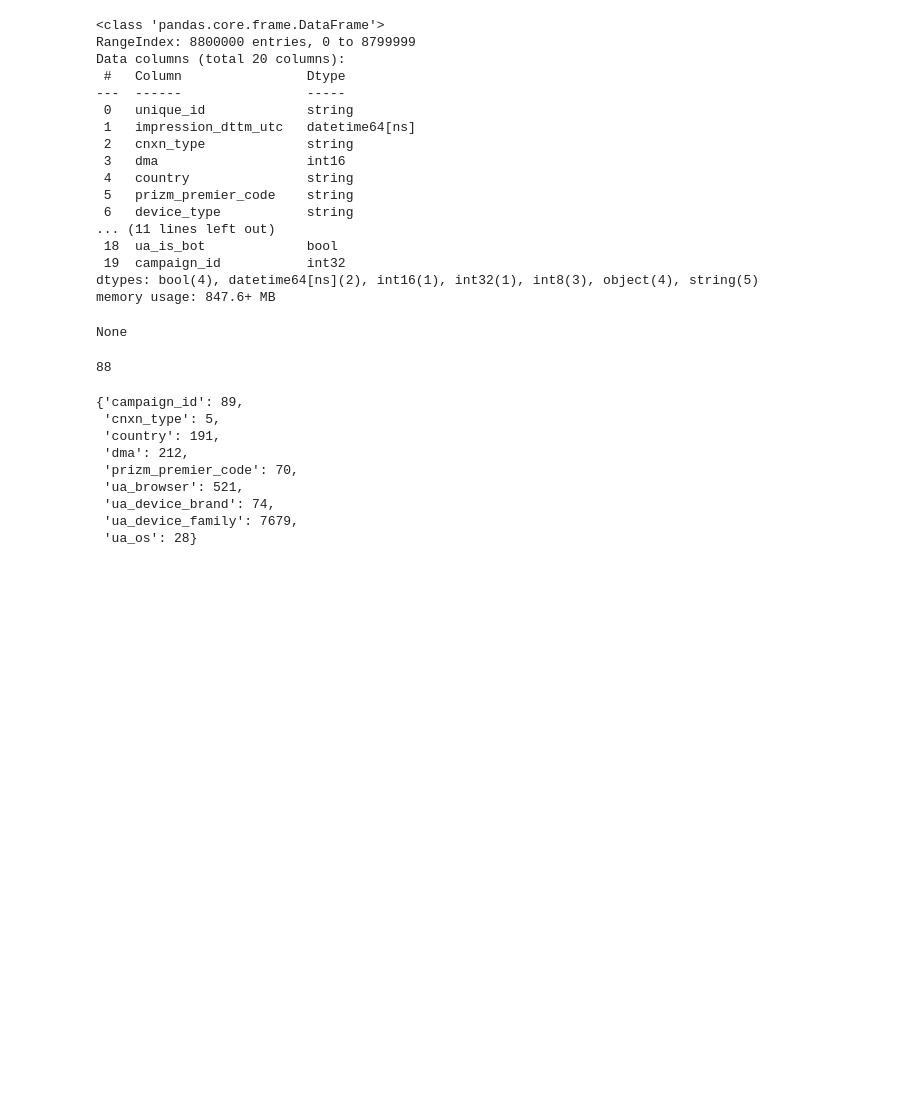
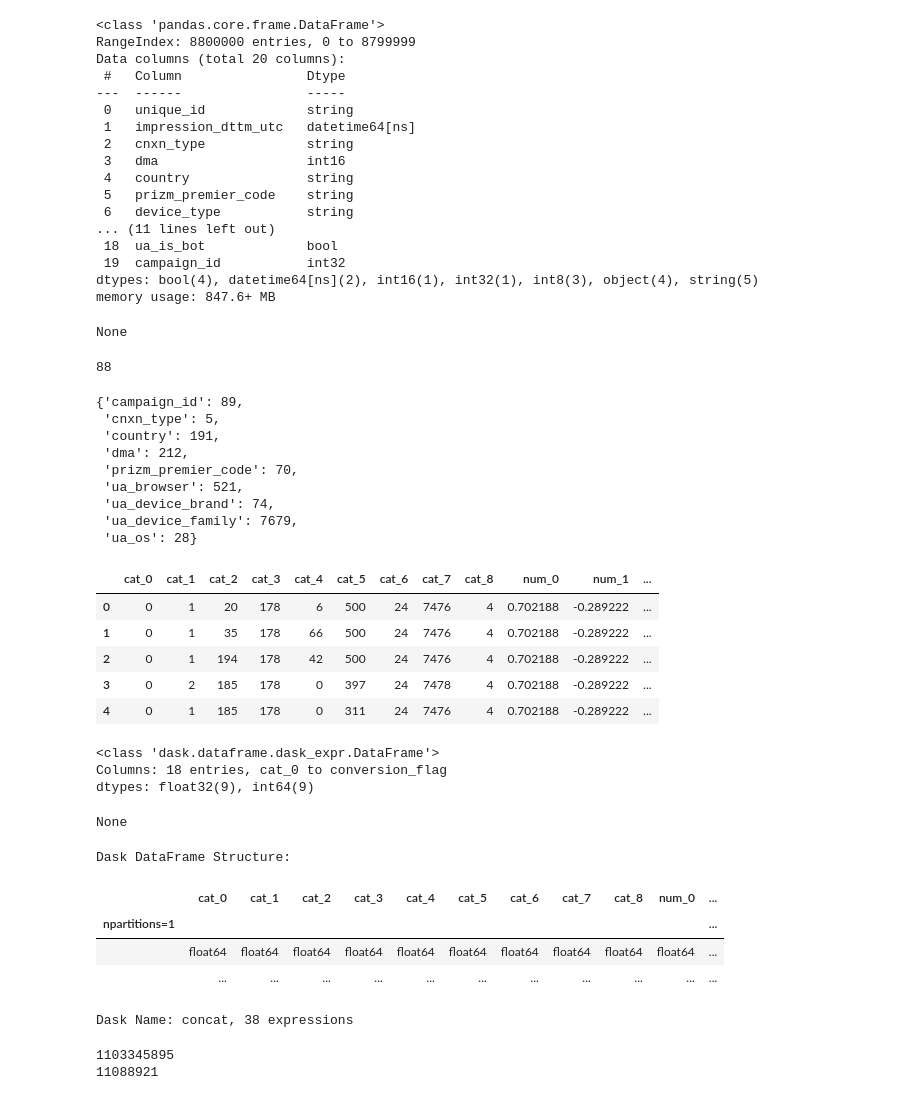
Before and after one commit to paramkpr/AuctioNN, a Jupyter notebook: notebooks/dev.ipynb, the cells around one changed output. Saved outputs shown, nothing was run; the diff lists cells and outputs as text; code cells hidden in the pictures; blank space fills up the shorter version.

```diff
--- a/notebooks/dev.ipynb
+++ b/notebooks/dev.ipynb
@@ -588,3 +588,35 @@ pprint(category_sizes)
  'ua_device_brand': 74,
  'ua_device_family': 7679,
  'ua_os': 28}
+# %%
+import dask.dataframe as dd
+
+processed_data_path = "./data/processed/train"
+pdf = dd.read_parquet(processed_data_path, engine="pyarrow")
+display(pdf.head())
+display(pdf.info())
+display(pdf.describe())
+# %% [output]
+|  | cat_0 | cat_1 | cat_2 | cat_3 | cat_4 | cat_5 | cat_6 | cat_7 | cat_8 | num_0 | num_1 | ... |
+| 0 | 0 | 1 | 20 | 178 | 6 | 500 | 24 | 7476 | 4 | 0.702188 | -0.289222 | ... |
+| 1 | 0 | 1 | 35 | 178 | 66 | 500 | 24 | 7476 | 4 | 0.702188 | -0.289222 | ... |
+| 2 | 0 | 1 | 194 | 178 | 42 | 500 | 24 | 7476 | 4 | 0.702188 | -0.289222 | ... |
+| 3 | 0 | 2 | 185 | 178 | 0 | 397 | 24 | 7478 | 4 | 0.702188 | -0.289222 | ... |
+| 4 | 0 | 1 | 185 | 178 | 0 | 311 | 24 | 7476 | 4 | 0.702188 | -0.289222 | ... |
+<class 'dask.dataframe.dask_expr.DataFrame'>
+Columns: 18 entries, cat_0 to conversion_flag
+dtypes: float32(9), int64(9)
+None
+Dask DataFrame Structure:
+|  | cat_0 | cat_1 | cat_2 | cat_3 | cat_4 | cat_5 | cat_6 | cat_7 | cat_8 | num_0 | ... |
+| npartitions=1 |  |  |  |  |  |  |  |  |  |  | ... |
+|  | float64 | float64 | float64 | float64 | float64 | float64 | float64 | float64 | float64 | float64 | ... |
+|  | ... | ... | ... | ... | ... | ... | ... | ... | ... | ... | ... |
+Dask Name: concat, 38 expressions
+# %%
+# get num rows and num of conversion_flag == 1
+print(len(pdf))
+print(len(pdf[pdf["conversion_flag"] == 1]))
+# %% [output]
+1103345895
+11088921
```
Also changed, not shown: 8 other files.
